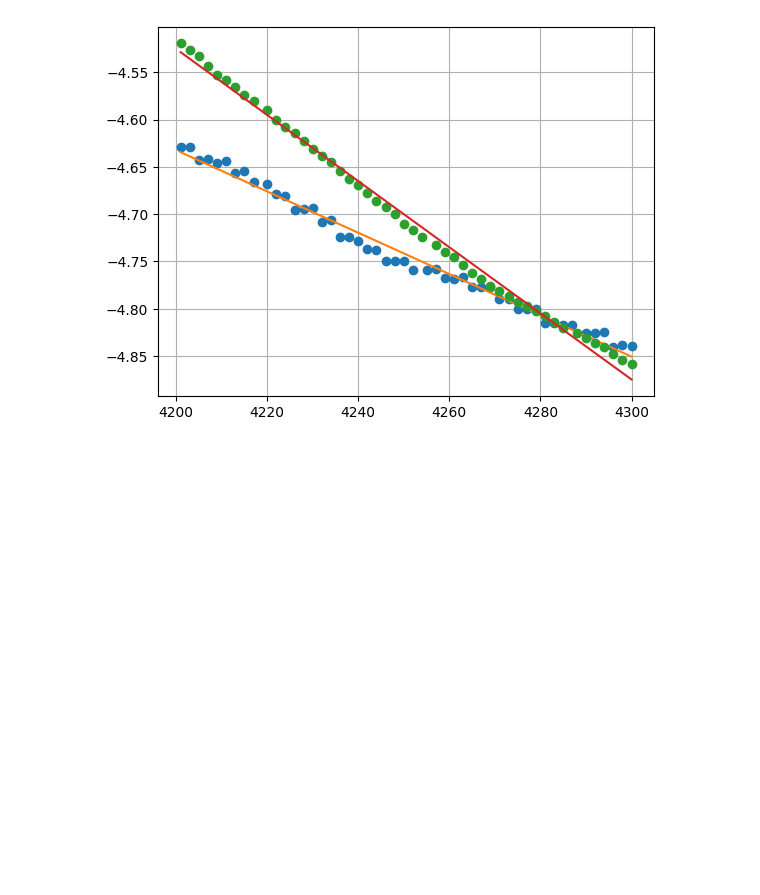
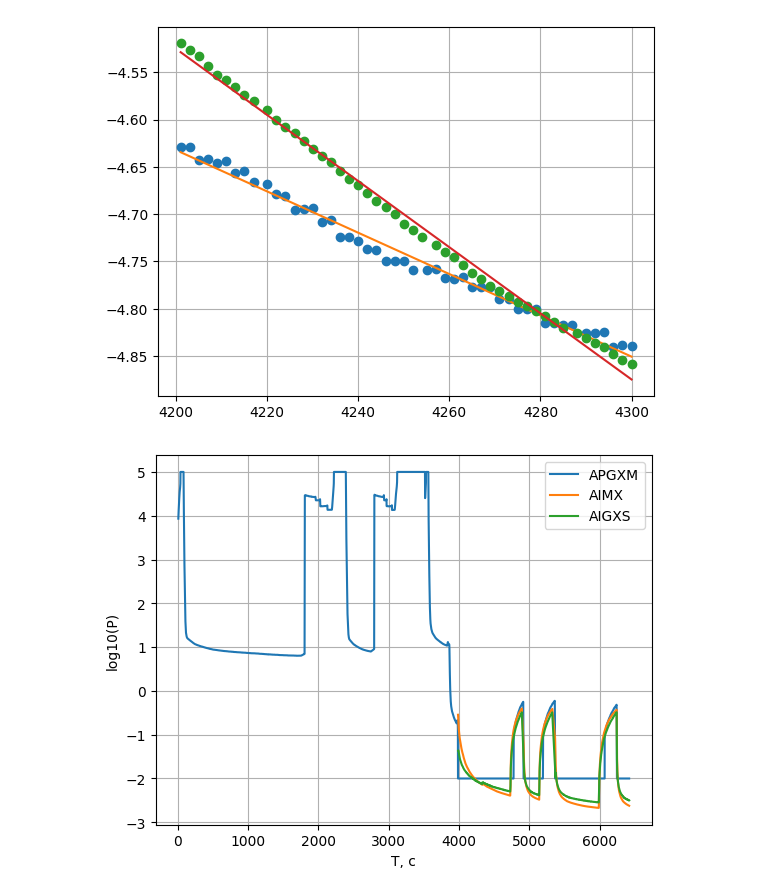
Before and after one commit to RedBrean/term2, a Jupyter notebook: labs/231/231.ipynb, the cells around one changed output. Saved outputs shown, nothing was run; the diff lists cells and outputs as text; code cells hidden in the pictures; blank space fills up the shorter version.

```diff
--- a/labs/231/231.ipynb
+++ b/labs/231/231.ipynb
@@ -333,0 +332,16 @@ tg1 = T_srez(5, 6421)
+# %%
+plt.xlabel("T, с")
+plt.ylabel("log10(P)")
+plt.grid(True)
+a = 5
+b = 6421
+tg1 = T_srez(a, b, "TIC Gauge 1")
+tg2 = T_srez(a, b, "TIC Gauge 2")
+tg3 = T_srez(a, b, "TIC Gauge 3")
+plt.plot(tg1["Sec"], np.log10(tg1["Value"]), label = "APGXM")
+plt.plot(tg2["Sec"], np.log10(tg2["Value"]), label = "AIMX")
+plt.plot(tg3["Sec"], np.log10(tg3["Value"]), label = "AIGXS")
+plt.legend()
+plt.savefig("all_time_1", dpi = 300)
+# %% [output]
+[figure, added]
```
Also changed, not shown: parts of 2 cells of this notebook, 3 other files.
